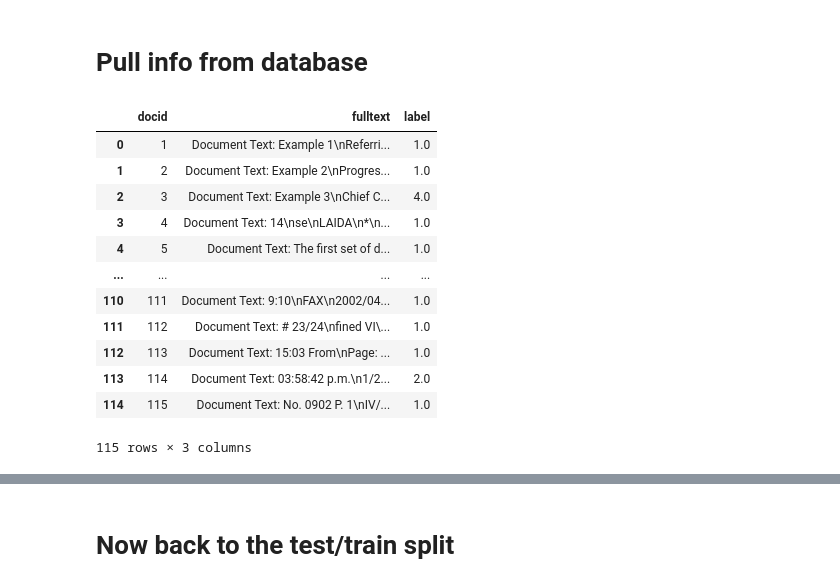
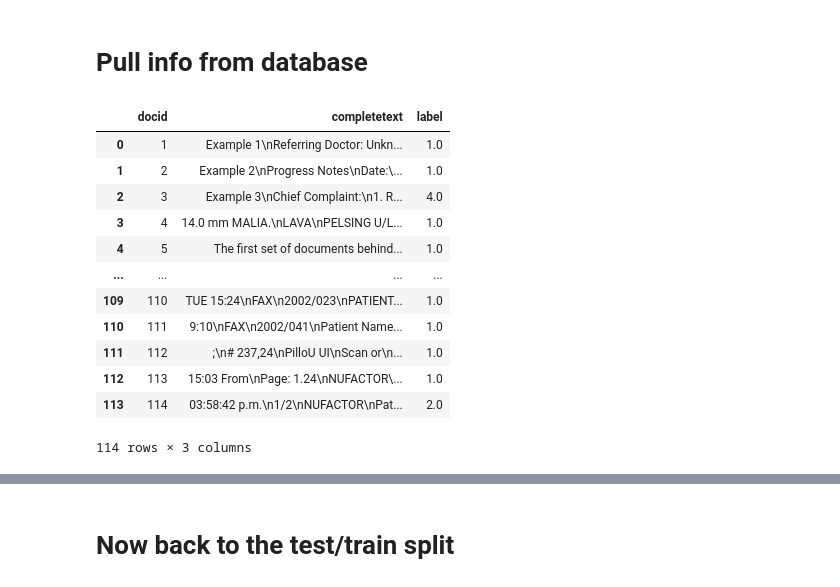
Before and after one commit to kerryqliu/stats170, a Jupyter notebook: doc2vec_test.ipynb, the cells around one changed output, grey strips where cells are left out. Cells and saved outputs as stored; diff of their text form; code cells hidden in the pictures.

```diff
--- a/doc2vec_test.ipynb
+++ b/doc2vec_test.ipynb
@@ -21,18 +19,21 @@ from sqlalchemy import create_engine
+# %%
+from sqlalchemy import create_engine
+engine = create_engine('postgresql+psycopg2://postgres:Stats170AB@stats170.c56hn1tg3mkg.us-east-1.rds.amazonaws.com:5432')
 # %%
-testQuery = "SELECT d.docid, f.fulltext, d.label from fullDocuments f join documentLabels d on f.docid = d.docid;"
+testQuery = "SELECT d.docid, f.completetext, d.label from completeDocs f join documentLabels d on f.docid = d.docid where d.docid <= 114;"
 docs = pd.read_sql_query(testQuery, con=engine)
 docs
 # %% [output]
-|  | docid | fulltext | label |
-| 0 | 1 | Document Text: Example 1\nReferri... | 1.0 |
-| 1 | 2 | Document Text: Example 2\nProgres... | 1.0 |
-| 2 | 3 | Document Text: Example 3\nChief C... | 4.0 |
-| 3 | 4 | Document Text: 14\nse\nLAIDA\n*\n... | 1.0 |
-| 4 | 5 | Document Text: The first set of d... | 1.0 |
+|  | docid | completetext | label |
+| 0 | 1 | Example 1\nReferring Doctor: Unkn... | 1.0 |
+| 1 | 2 | Example 2\nProgress Notes\nDate:\... | 1.0 |
+| 2 | 3 | Example 3\nChief Complaint:\n1. R... | 4.0 |
+| 3 | 4 | 14.0 mm MALIA.\nLAVA\nPELSING U/L... | 1.0 |
+| 4 | 5 | The first set of documents behind... | 1.0 |
 | ... | ... | ... | ... |
-| 110 | 111 | Document Text: 9:10\nFAX\n2002/04... | 1.0 |
-| 111 | 112 | Document Text: # 23/24\nfined VI\... | 1.0 |
-| 112 | 113 | Document Text: 15:03 From\nPage: ... | 1.0 |
-| 113 | 114 | Document Text: 03:58:42 p.m.\n1/2... | 2.0 |
-| 114 | 115 | Document Text: No. 0902 P. 1\nIV/... | 1.0 |
+| 109 | 110 | TUE 15:24\nFAX\n2002/023\nPATIENT... | 1.0 |
+| 110 | 111 | 9:10\nFAX\n2002/041\nPatient Name... | 1.0 |
+| 111 | 112 | ;\n# 237,24\nPilloU UI\nScan or\n... | 1.0 |
+| 112 | 113 | 15:03 From\nPage: 1.24\nNUFACTOR\... | 1.0 |
+| 113 | 114 | 03:58:42 p.m.\n1/2\nNUFACTOR\nPat... | 2.0 |
-115 rows × 3 columns
+114 rows × 3 columns
```
Also changed, not shown: parts of 45 cells of this notebook.
